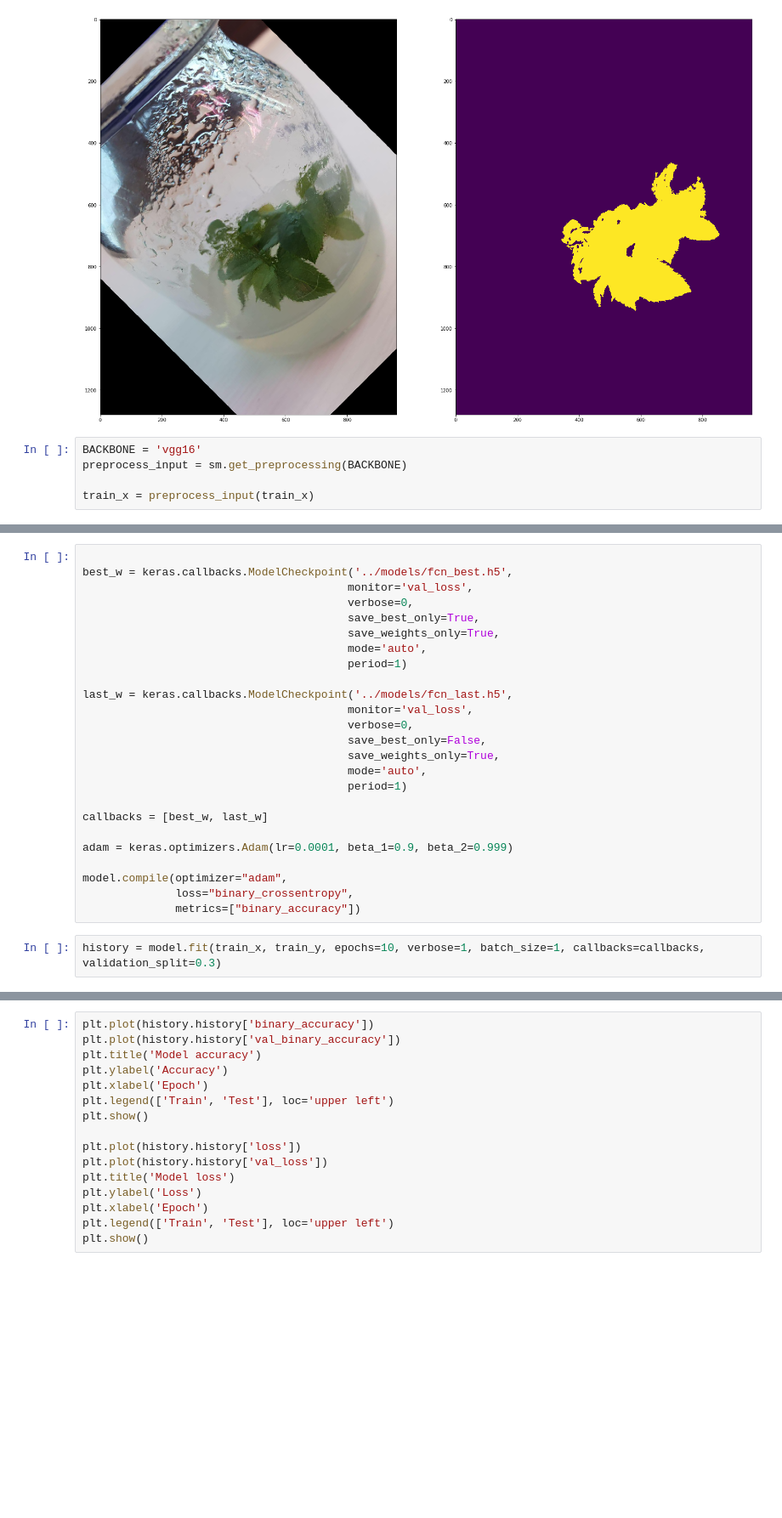
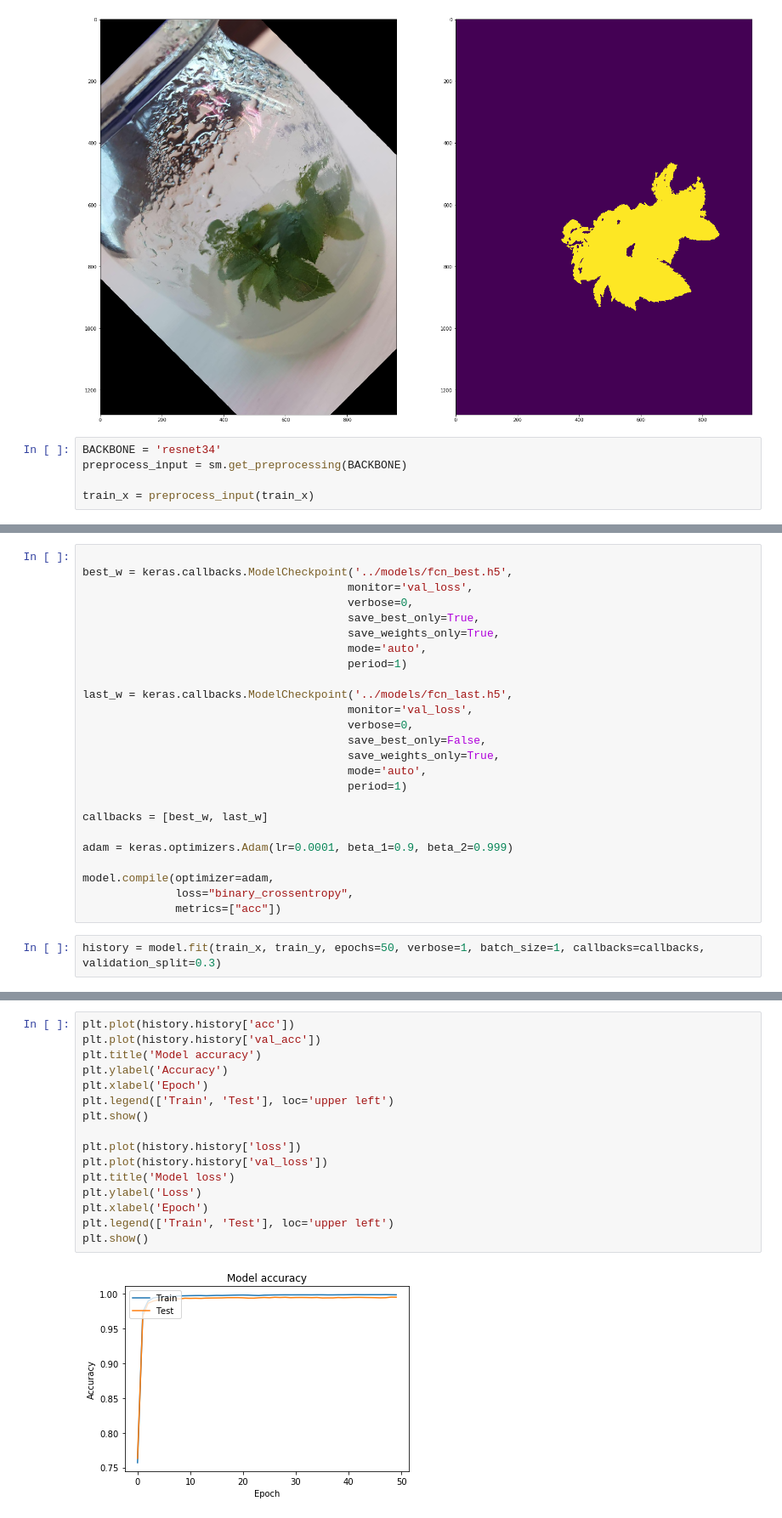
Before and after one commit to iliskhan/keras_plant_segmentation, a Jupyter notebook: scripts/train.ipynb, the cells around one changed output, grey strips where cells are left out. Shown at 85% size. Cells and saved outputs as stored; diff of their text form; blank space fills up the shorter version.

Commit message:
model trained

```diff
--- a/scripts/train.ipynb
+++ b/scripts/train.ipynb
@@ -107,7 +107,7 @@ plt.show()
 # %% [output]
 [figure]
 # %%
-BACKBONE = 'vgg16'
+BACKBONE = 'resnet34'
 preprocess_input = sm.get_preprocessing(BACKBONE)
 
 train_x = preprocess_input(train_x)
@@ -148,9 +147,9 @@ callbacks = [best_w, last_w]
 
 adam = keras.optimizers.Adam(lr=0.0001, beta_1=0.9, beta_2=0.999)
 
-model.compile(optimizer="adam",
+model.compile(optimizer=adam,
               loss="binary_crossentropy",
-              metrics=["binary_accuracy"])
+              metrics=["acc"])
 # %%
-history = model.fit(train_x, train_y, epochs=10, verbose=1, batch_size=1, callbacks=callbacks, validation_split=0.3)
+history = model.fit(train_x, train_y, epochs=50, verbose=1, batch_size=1, callbacks=callbacks, validation_split=0.3)
 # %% [output]
@@ -177,16 +173,18 @@ Epoch 10/10
 # %%
-plt.plot(history.history['binary_accuracy'])
-plt.plot(history.history['val_binary_accuracy'])
+plt.plot(history.history['acc'])
+plt.plot(history.history['val_acc'])
 plt.title('Model accuracy')
 plt.ylabel('Accuracy')
 plt.xlabel('Epoch')
 plt.legend(['Train', 'Test'], loc='upper left')
 plt.show()
 
 plt.plot(history.history['loss'])
 plt.plot(history.history['val_loss'])
 plt.title('Model loss')
 plt.ylabel('Loss')
 plt.xlabel('Epoch')
 plt.legend(['Train', 'Test'], loc='upper left')
 plt.show()
+# %% [output]
+[figure, added]
```
Also changed, not shown: parts of 11 cells of this notebook, 2 other files.
